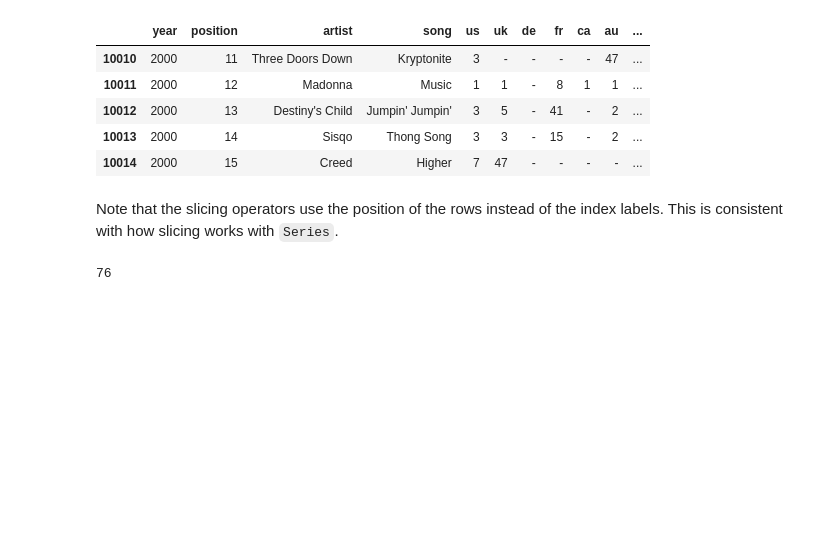
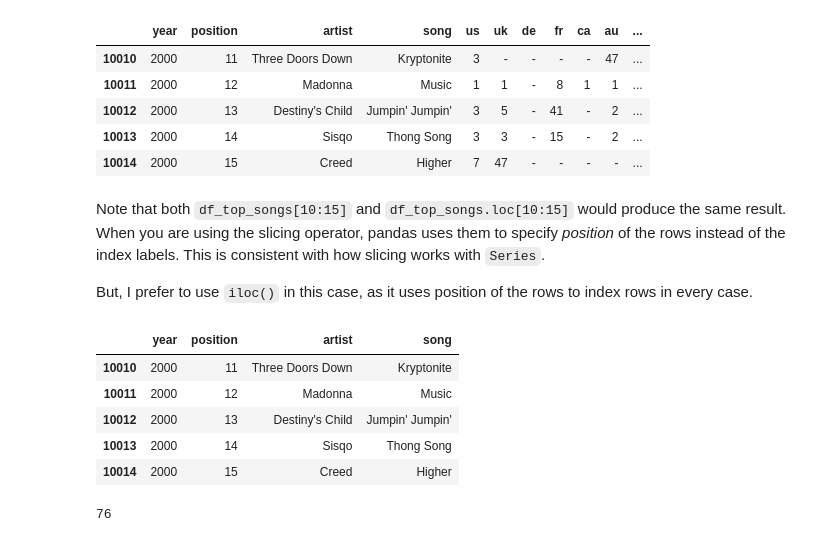
Before and after one commit to amangup/data-analysis-bootcamp, a Jupyter notebook: 06-Pandas1/pandas1.ipynb, the cells around one changed output. Drawn from its saved outputs; the diff is of its cells as text; code cells hidden in the pictures; blank space fills up the shorter version.

Commit message:
Complete pandas lecture 2

```diff
--- a/06-Pandas1/pandas1.ipynb
+++ b/06-Pandas1/pandas1.ipynb
@@ -453,7 +486,19 @@ df_some_rows
 | 10013 | 2000 | 14 | Sisqo | Thong Song | 3 | 3 | - | 15 | - | 2 | ... |
 | 10014 | 2000 | 15 | Creed | Higher | 7 | 47 | - | - | - | - | ... |
 # %% [markdown]
-Note that the slicing operators use the position of the rows instead of the index labels. This is consistent with how slicing works with `Series`.
+Note that both `df_top_songs[10:15]` and `df_top_songs.loc[10:15]` would produce the same result. When you are using the slicing operator, pandas uses them to specify _position_ of the rows instead of the index labels. This is consistent with how slicing works with `Series`.
+
+But, I prefer to use `iloc()` in this case, as it uses position of the rows to index rows in every case.
+# %%
+df_some_rows_columns = df_top_songs.iloc[10:15, :4]
+df_some_rows_columns
+# %% [output]
+|  | year | position | artist | song |
+| 10010 | 2000 | 11 | Three Doors Down | Kryptonite |
+| 10011 | 2000 | 12 | Madonna | Music |
+| 10012 | 2000 | 13 | Destiny's Child | Jumpin' Jumpin' |
+| 10013 | 2000 | 14 | Sisqo | Thong Song |
+| 10014 | 2000 | 15 | Creed | Higher |
 # %%
 df_filtered = df_top_songs[(df_top_songs['simple_score'] > 0.5) & (df_top_songs['position'] < 10)]
 len(df_filtered)
```
Also changed, not shown: parts of 7 cells of this notebook, 4 other files.
